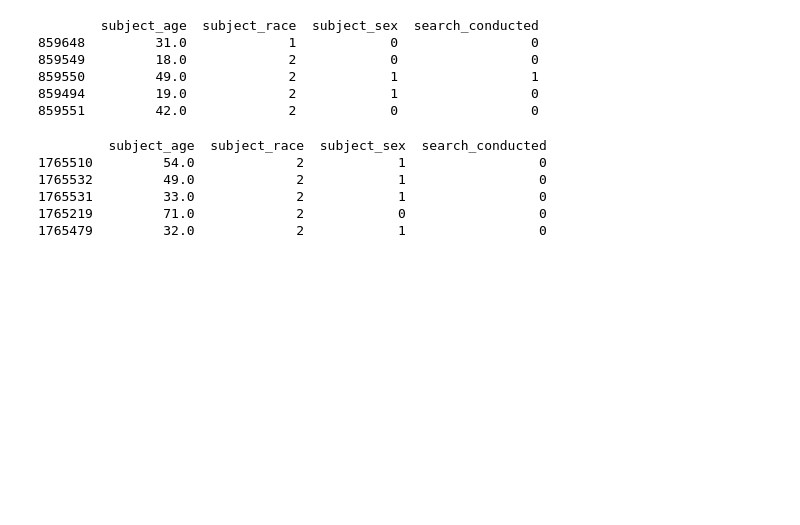
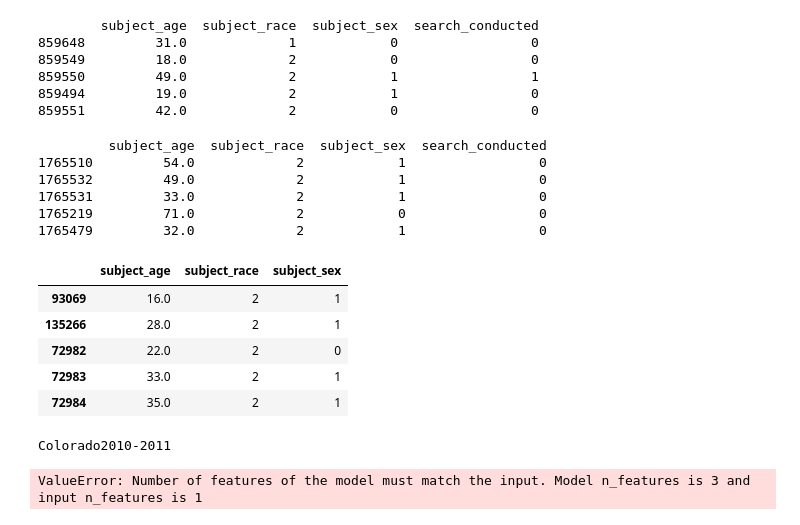
Before and after one commit to epfl-ada/ada-2020-project-milestone-p3-p3_devilllino, a Jupyter notebook: milestone_4.ipynb, the cells around one changed output. Drawn from its saved outputs; the diff is of its cells as text; code cells hidden in the pictures; blank space fills up the shorter version.

```diff
--- a/milestone_4.ipynb
+++ b/milestone_4.ipynb
@@ -551,3 +551,24 @@ co_collection[2]=label_encoding(co_collection[2])
 1765531         33.0             2            1                 0
 1765219         71.0             2            0                 0
 1765479         32.0             2            1                 0
+# %%
+sets=[]
+for df in co_collection:
+    sets.append(df.loc[:,['subject_age','subject_race','subject_sex']])
+    sets.append(df.loc[:,['search_conducted']])
+# %% [output]
+|  | subject_age | subject_race | subject_sex |
+| 93069 | 16.0 | 2 | 1 |
+| 135266 | 28.0 | 2 | 1 |
+| 72982 | 22.0 | 2 | 0 |
+| 72983 | 33.0 | 2 | 1 |
+| 72984 | 35.0 | 2 | 1 |
+# %%
+for i in range(len(trees)):
+    print('Colorado' + str(time_intervals[i][0]) + '-' + str(time_intervals[i][1]))
+    print("Accuracy on set: {:.3f}".format(trees[i].score(sets[2*i+1],sets[2*i+2])))
+    print("Precision on set: {:.3f}".format(precision_score(sets[2*i+2],trees[i].predict(sets[2*i+1]), average = 'macro')))
+    print("Recall on set: {:.3f}".format(recall_score(sets[2*i+2],trees[i].predict(sets[2*i+1]), average = 'macro')))
+# %% [output]
+Colorado2010-2011
+ValueError: Number of features of the model must match the input. Model n_features is 3 and input n_features is 1
```
Also changed, not shown: parts of 1 cell of this notebook.
